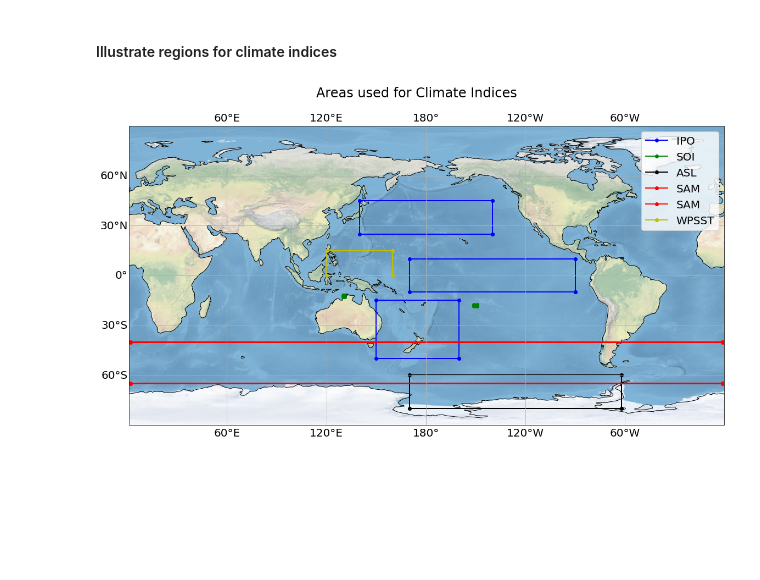
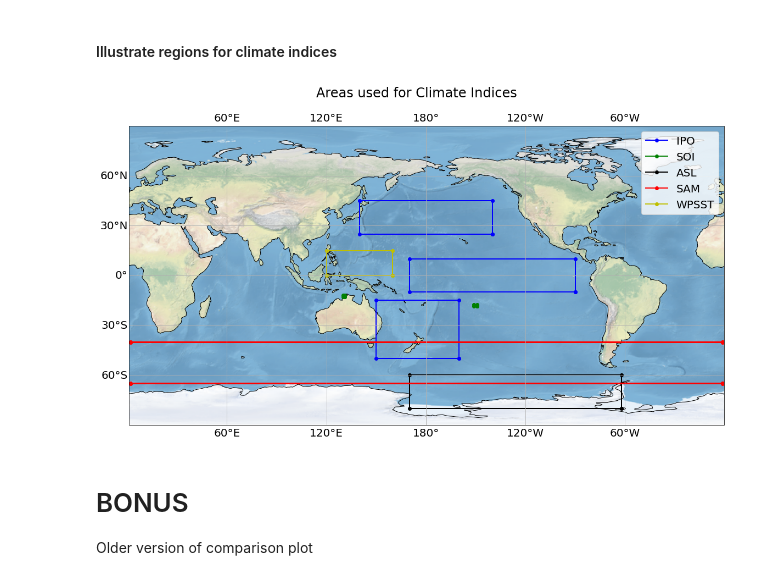
Before and after one commit to Joren1996/Amundsen_Sea_Project, a Jupyter notebook: 01_scripts/xx_terrain_map.ipynb, the cells around one changed output. Drawn from its saved outputs; the diff is of its cells as text; code cells hidden in the pictures; blank space fills up the shorter version.

```diff
--- a/01_scripts/xx_terrain_map.ipynb
+++ b/01_scripts/xx_terrain_map.ipynb
@@ -241,33 +381,35 @@ def plot_region(lat, lon, c, label=False):
                  [lat[0], lat[-1], lat[-1], lat[0], lat[0]], '-o', c=c,\
                 transform=ccrs.PlateCarree(), lw=2)
 #IPO
 plot_region(lon=[140, 360-140], lat=[25, 45], c='b')
 plot_region(lon=[170, 360-90], lat=[-10, 10], c='b')
 plot_region(lon=[150, 360-160], lat=[-50, -15], c='b', label='IPO')
 
 #SOI
 plot_region(lon=[360-151, 360-149], lat=[-18.5, -17.5], c='g')
 plot_region(lon=[130, 131], lat=[-13, -12], c='g', label='SOI')
 
 #ASL
 plot_region(lon=[170, 298], lat=[-80, -60], c='k', label='ASL')
 
 #SAM
 plot_region(lon=[2,359], lat=[-65,-65.3], c='r', label='SAM')
-plot_region(lon=[2,359], lat=[-40,-40.5], c='r', label='SAM')
+plot_region(lon=[2,359], lat=[-40,-40.5], c='r')
 
 #WPSST
 plot_region(lon=[120,160], lat=[0,15], c='y', label='WPSST')
-
 
 ax.coastlines()
 fig.suptitle('Areas used for Climate Indices')
 ax.gridlines(draw_labels=True, crs=ccrs.PlateCarree())
 
 ax.set_xlim([-179, 180])
 ax.set_ylim([-90, 90])
 ax.legend()
 
 plt.savefig('/data/hpcdata/users/grejan/mitgcm/03_output/map_climate_indices.png')
 # %% [output]
-[figure, old version]
+[figure, new version]
+# %% [markdown]
+# BONUS
+Older version of comparison plot
```
Also changed, not shown: parts of 7 cells of this notebook, 14 other files.
